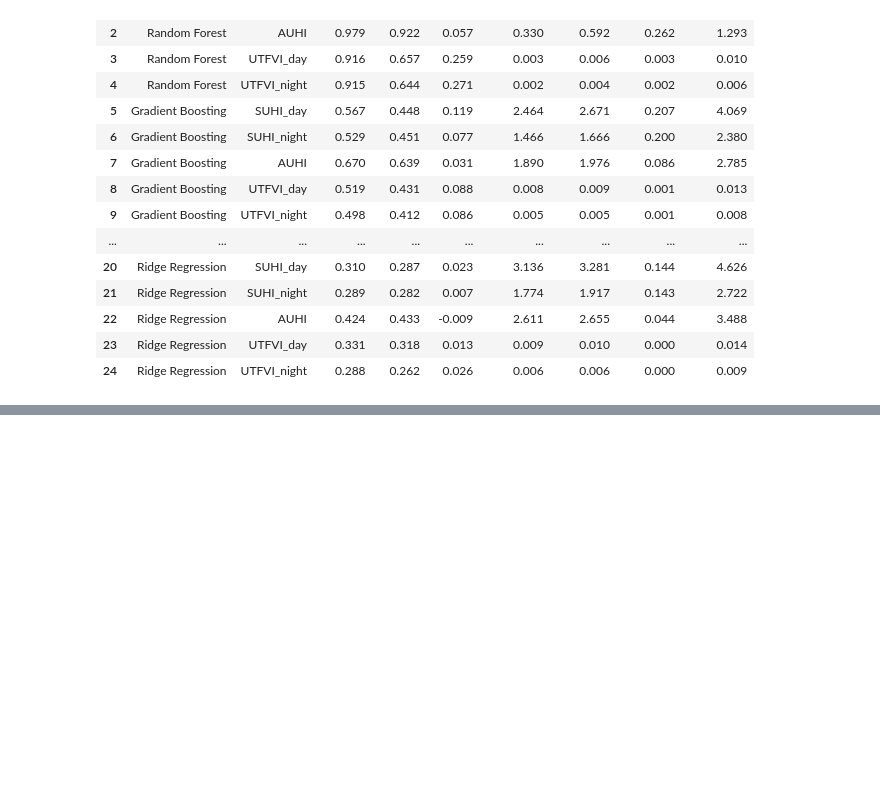
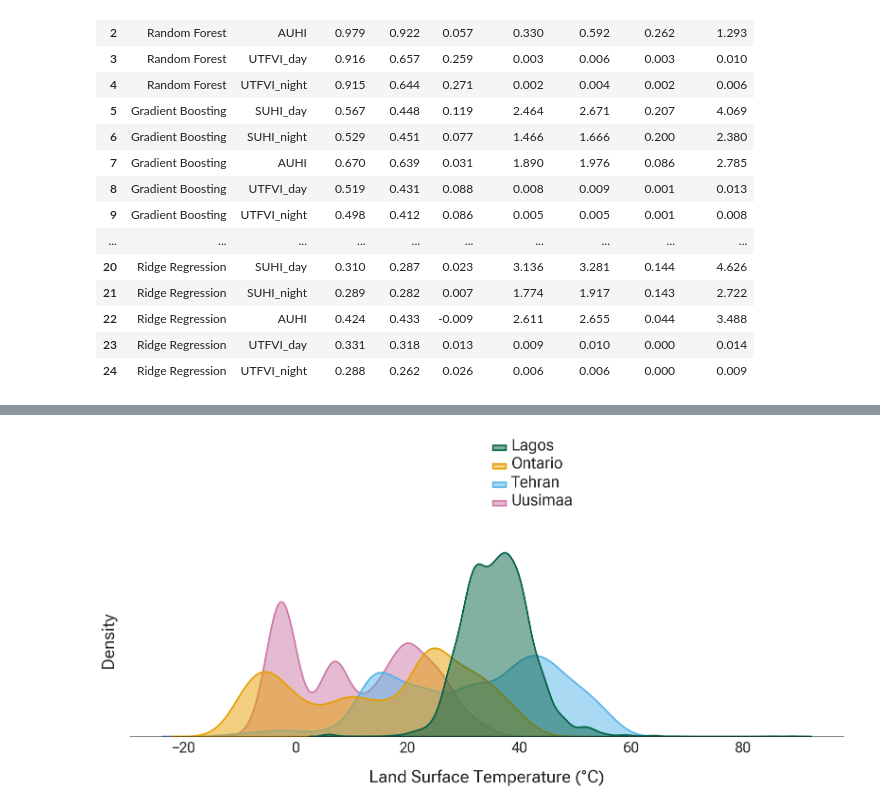
Before and after one commit to Peplinn/uhi-modelling, a Jupyter notebook: uhi-modelling.ipynb, the cells around one changed output, grey strips where cells are left out. Drawn from its saved outputs; the diff is of its cells as text; code cells hidden in the pictures; blank space fills up the shorter version.

```diff
--- a/uhi-modelling.ipynb
+++ b/uhi-modelling.ipynb
@@ -1230,0 +1679,51 @@ for city in ["Ontario", "Tehran", "Lagos", "Uusimaa"]:
+# %%
+# 1. Unit Conversion
+# Creating a copy to preserve original Kelvin values in uhi_data
+plot_df = uhi_data.copy()
+plot_df['LST_Celsius'] = plot_df['LST_day'] - 273.15
+
+# 2. Figure Setup (Poster Scale)
+plt.figure(figsize=(16, 8))
+sns.set_style("white")
+
+# 3. Distribution Plot
+# city_colors mapping from the interaction plot logic
+ax = sns.kdeplot(
+    data=plot_df,
+    x='LST_Celsius',
+    hue='city',
+    fill=True,
+    palette=city_colors,
+    alpha=0.5,
+    linewidth=2.5,
+    common_norm=False # Ensures each city's area is normalized independently
+)
+
+# 4. Poster Aesthetics
+# Font sizes and labels match your 26pt baseline
+plt.xlabel("Land Surface Temperature (°C)", fontproperties=roboto_font, fontsize=26, labelpad=20)
+plt.ylabel("Density", fontproperties=roboto_font, fontsize=26, labelpad=20)
+
+# Remove Chart Junk
+sns.despine(left=True)
+ax.set_yticks([]) # Density values are less important than the shape on a poster
+
+# Tick Label Scaling
+for label in ax.get_xticklabels():
+    label.set_fontproperties(roboto_font)
+    label.set_fontsize(22)
+
+# Legend refinement
+leg = ax.get_legend()
+leg.set_title("") # Remove 'city' header
+leg.set_bbox_to_anchor((0.5, 1.15))
+leg.set_frame_on(False)
+for text in leg.get_texts():
+    text.set_fontproperties(roboto_font)
+    text.set_fontsize(24)
+
+plt.tight_layout()
+plt.savefig("plots/lst_distribution_poster.png", dpi=300, transparent=True)
+plt.show()
+# %% [output]
+[figure, added]
```
Also changed, not shown: parts of 17 cells of this notebook, 2 other files.
